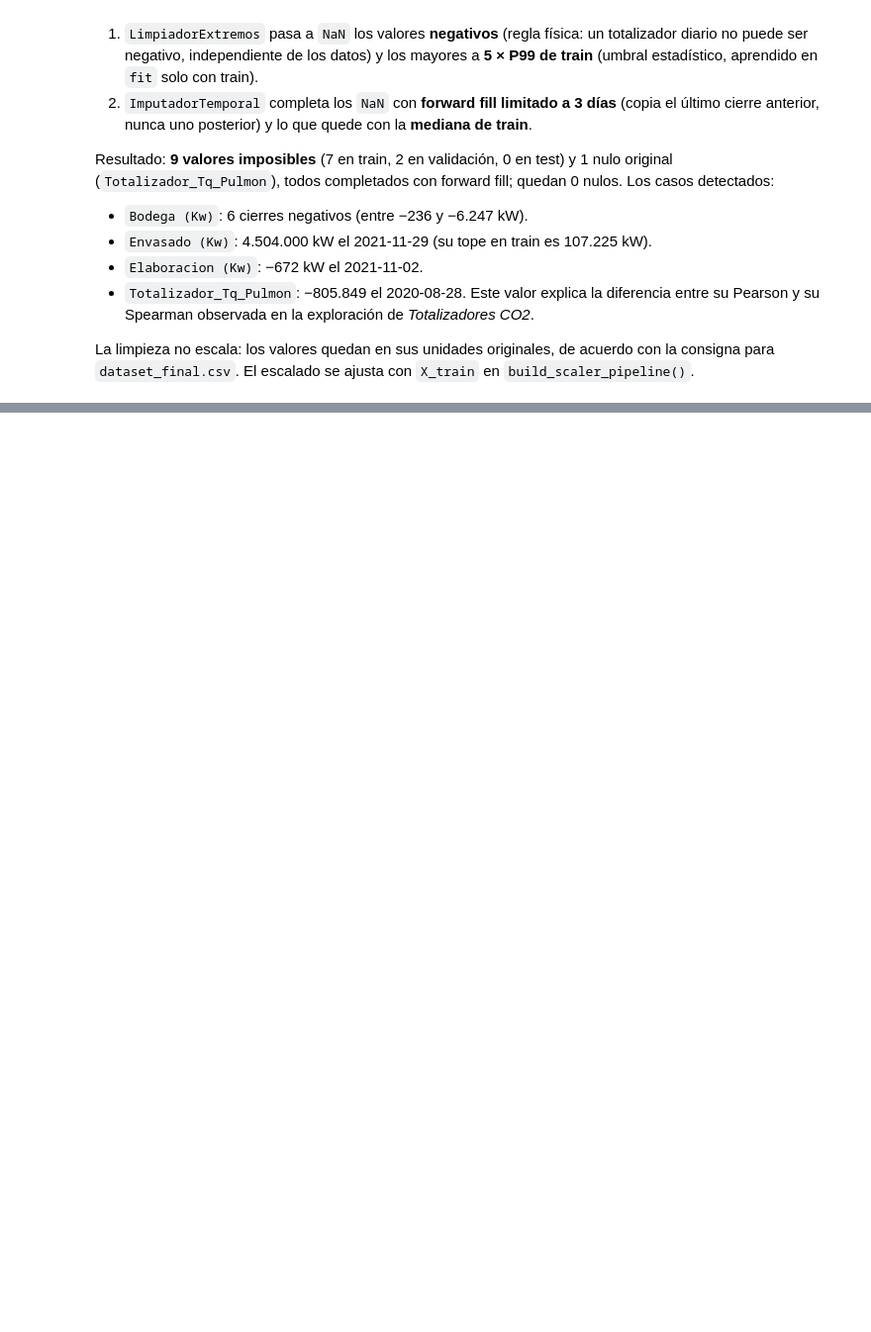
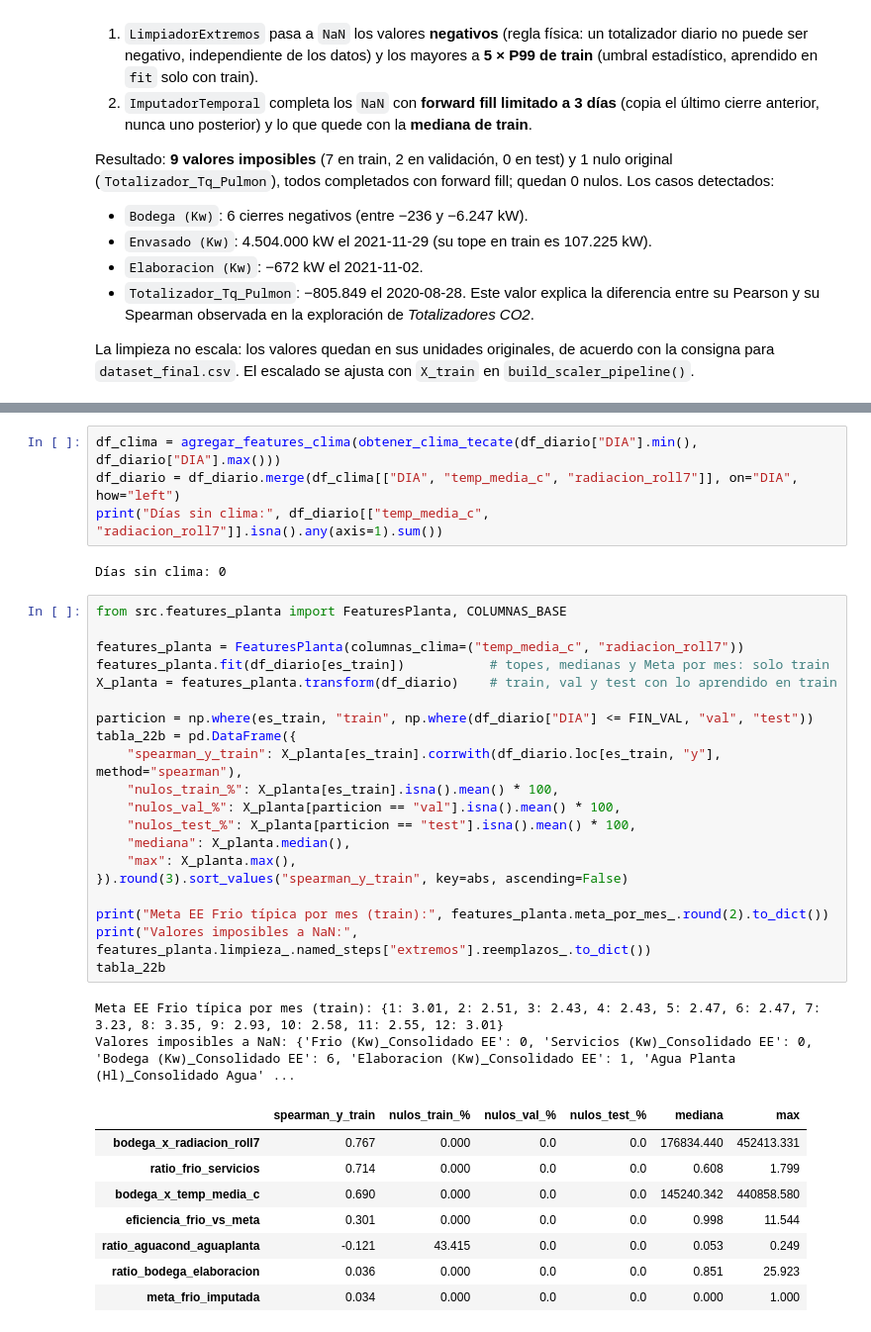
Before and after one commit to s4nt1lu1/tp-final-datos-ii, a Jupyter notebook: notebooks/preprocesamiento_gena.ipynb, the cells around one changed output, grey strips where cells are left out. Shown at 99% size. Saved outputs shown, nothing was run; the diff lists cells and outputs as text; blank space fills up the shorter version.

```diff
--- a/notebooks/preprocesamiento_gena.ipynb
+++ b/notebooks/preprocesamiento_gena.ipynb
@@ -205,0 +293,37 @@ La limpieza no escala: los valores quedan en sus unidades originales, de acuerdo
+# %%
+df_clima = agregar_features_clima(obtener_clima_tecate(df_diario["DIA"].min(), df_diario["DIA"].max()))
+df_diario = df_diario.merge(df_clima[["DIA", "temp_media_c", "radiacion_roll7"]], on="DIA", how="left")
+print("Días sin clima:", df_diario[["temp_media_c", "radiacion_roll7"]].isna().any(axis=1).sum())
+# %% [output]
+Días sin clima: 0
+# %%
+from src.features_planta import FeaturesPlanta, COLUMNAS_BASE
+
+features_planta = FeaturesPlanta(columnas_clima=("temp_media_c", "radiacion_roll7"))
+features_planta.fit(df_diario[es_train])           # topes, medianas y Meta por mes: solo train
+X_planta = features_planta.transform(df_diario)    # train, val y test con lo aprendido en train
+
+particion = np.where(es_train, "train", np.where(df_diario["DIA"] <= FIN_VAL, "val", "test"))
+tabla_22b = pd.DataFrame({
+    "spearman_y_train": X_planta[es_train].corrwith(df_diario.loc[es_train, "y"], method="spearman"),
+    "nulos_train_%": X_planta[es_train].isna().mean() * 100,
+    "nulos_val_%": X_planta[particion == "val"].isna().mean() * 100,
+    "nulos_test_%": X_planta[particion == "test"].isna().mean() * 100,
+    "mediana": X_planta.median(),
+    "max": X_planta.max(),
+}).round(3).sort_values("spearman_y_train", key=abs, ascending=False)
+
+print("Meta EE Frio típica por mes (train):", features_planta.meta_por_mes_.round(2).to_dict())
+print("Valores imposibles a NaN:", features_planta.limpieza_.named_steps["extremos"].reemplazos_.to_dict())
+tabla_22b
+# %% [output]
+Meta EE Frio típica por mes (train): {1: 3.01, 2: 2.51, 3: 2.43, 4: 2.43, 5: 2.47, 6: 2.47, 7: 3.23, 8: 3.35, 9: 2.93, 10: 2.58, 11: 2.55, 12: 3.01}
+Valores imposibles a NaN: {'Frio (Kw)_Consolidado EE': 0, 'Servicios (Kw)_Consolidado EE': 0, 'Bodega (Kw)_Consolidado EE': 6, 'Elaboracion (Kw)_Consolidado EE': 1, 'Agua Planta (Hl)_Consolidado Agua' ...
+|  | spearman_y_train | nulos_train_% | nulos_val_% | nulos_test_% | mediana | max |
+| bodega_x_radiacion_roll7 | 0.767 | 0.000 | 0.0 | 0.0 | 176834.440 | 452413.331 |
+| ratio_frio_servicios | 0.714 | 0.000 | 0.0 | 0.0 | 0.608 | 1.799 |
+| bodega_x_temp_media_c | 0.690 | 0.000 | 0.0 | 0.0 | 145240.342 | 440858.580 |
+| eficiencia_frio_vs_meta | 0.301 | 0.000 | 0.0 | 0.0 | 0.998 | 11.544 |
+| ratio_aguacond_aguaplanta | -0.121 | 43.415 | 0.0 | 0.0 | 0.053 | 0.249 |
+| ratio_bodega_elaboracion | 0.036 | 0.000 | 0.0 | 0.0 | 0.851 | 25.923 |
+| meta_frio_imputada | 0.034 | 0.000 | 0.0 | 0.0 | 0.000 | 1.000 |
```
Also changed, not shown: parts of 3 cells of this notebook, 1 other file.
